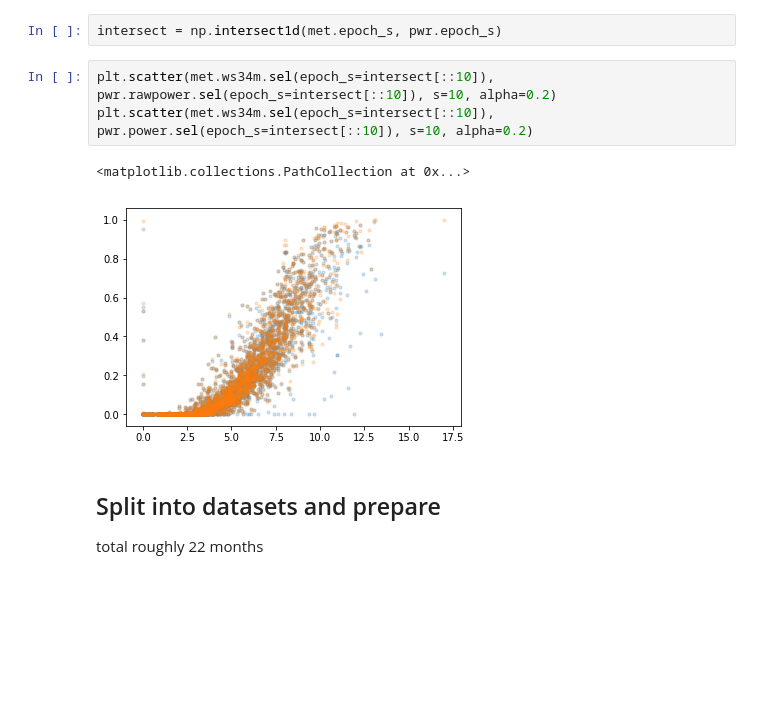
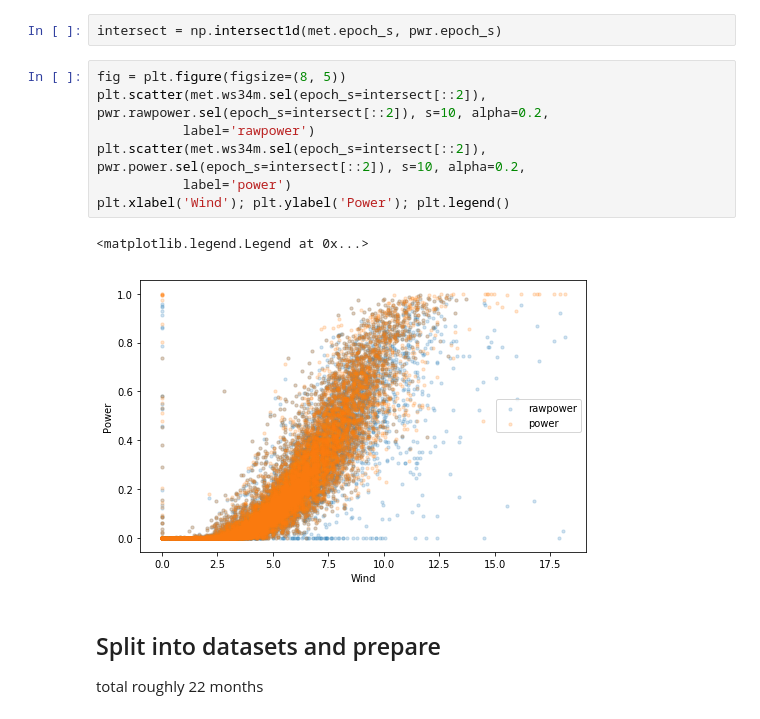
Before and after one commit to waves2weather/W2W-ML-Workshop, a Jupyter notebook: dataset2.ipynb, the cells around one changed output. Cells and saved outputs as stored; diff of their text form; blank space fills up the shorter version.

```diff
--- a/dataset2.ipynb
+++ b/dataset2.ipynb
@@ -170,12 +170,16 @@ nwp_ec.ws100m.sel(epoch_s='2015-01-01T00').plot()
 ### Wind farm power curve
 # %%
 intersect = np.intersect1d(met.epoch_s, pwr.epoch_s)
-# %%
-plt.scatter(met.ws34m.sel(epoch_s=intersect[::10]), pwr.rawpower.sel(epoch_s=intersect[::10]), s=10, alpha=0.2)
-plt.scatter(met.ws34m.sel(epoch_s=intersect[::10]), pwr.power.sel(epoch_s=intersect[::10]), s=10, alpha=0.2)
-# %% [output]
-<matplotlib.collections.PathCollection at 0x...>
-[figure, removed]
+# %%
+fig = plt.figure(figsize=(8, 5))
+plt.scatter(met.ws34m.sel(epoch_s=intersect[::2]), pwr.rawpower.sel(epoch_s=intersect[::2]), s=10, alpha=0.2,
+           label='rawpower')
+plt.scatter(met.ws34m.sel(epoch_s=intersect[::2]), pwr.power.sel(epoch_s=intersect[::2]), s=10, alpha=0.2,
+           label='power')
+plt.xlabel('Wind'); plt.ylabel('Power'); plt.legend()
+# %% [output]
+<matplotlib.legend.Legend at 0x...>
+[figure, added]
 # %% [markdown]
 ## Split into datasets and prepare
 
```
Also changed, not shown: 1 other file.
